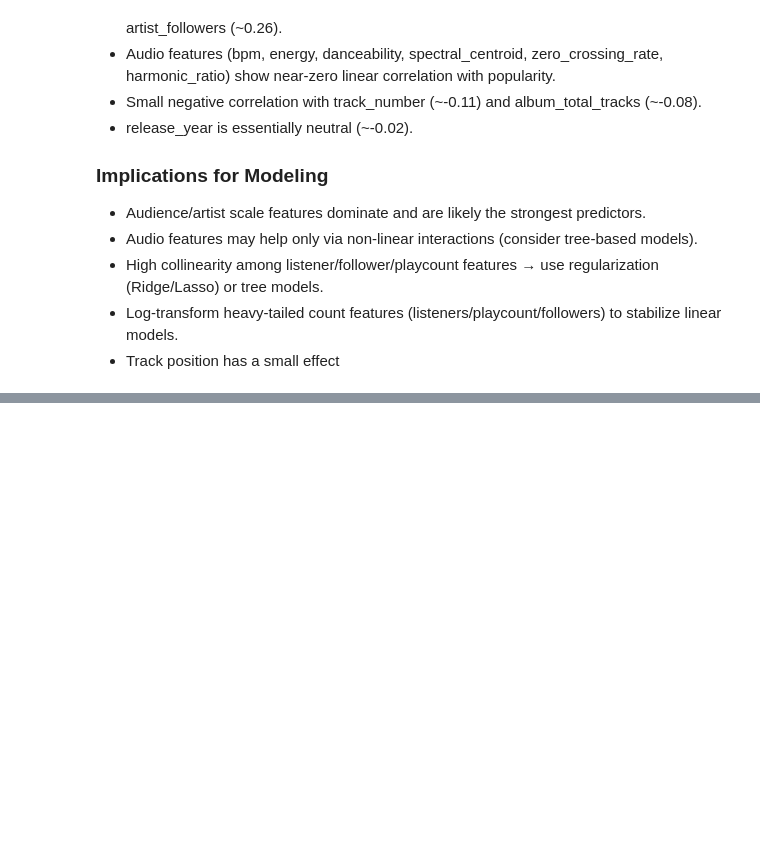
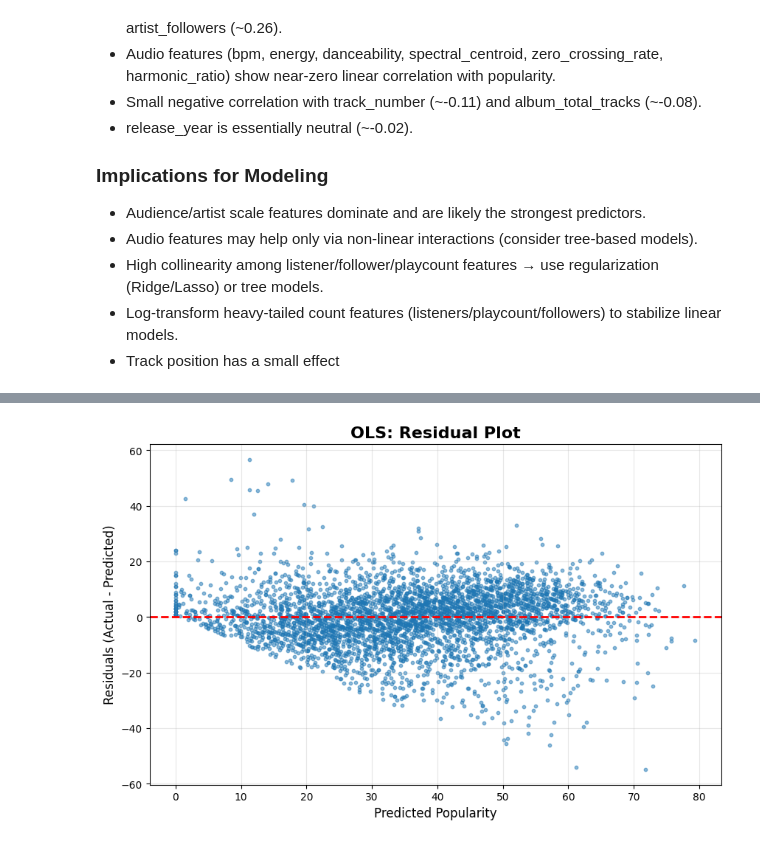
Before and after one commit to spennyfinn/Spotify_ETL_Project, a Jupyter notebook: notebooks/music_analysis.ipynb, the cells around one changed output, grey strips where cells are left out. Cells and saved outputs as stored; diff of their text form; code cells hidden in the pictures; blank space fills up the shorter version.

```diff
--- a/notebooks/music_analysis.ipynb
+++ b/notebooks/music_analysis.ipynb
@@ -732,0 +804,14 @@ plt.hist(np.log10(df['popularity']))
+# %%
+#function to plot residuals in a scatterplot
+def plot_residuals_scatter(y_testset, y_pred, model_name):
+    residuals = y_testset - y_pred
+
+    plt.figure(figsize = (10,6))
+    plt.scatter(y_pred, residuals, alpha=.5, s=10)
+    plt.axhline(y=0, color='r', linestyle='--', linewidth=2)
+    plt.xlabel('Predicted Popularity', fontsize=12)
+    plt.ylabel('Residuals (Actual - Predicted)', fontsize=12)
+    plt.title(f'{model_name}: Residual Plot',fontsize=16, fontweight='bold')
+
+    plt.grid(True, alpha=0.3)
+    plt.show()
@@ -732,0 +865,4 @@ plt.hist(np.log10(df['popularity']))
+# %%
+plot_residuals_scatter(y_testset, y_pred_clipped, 'OLS')
+# %% [output]
+[figure, added]
```
Also changed, not shown: parts of 124 cells of this notebook, 3 other files.
